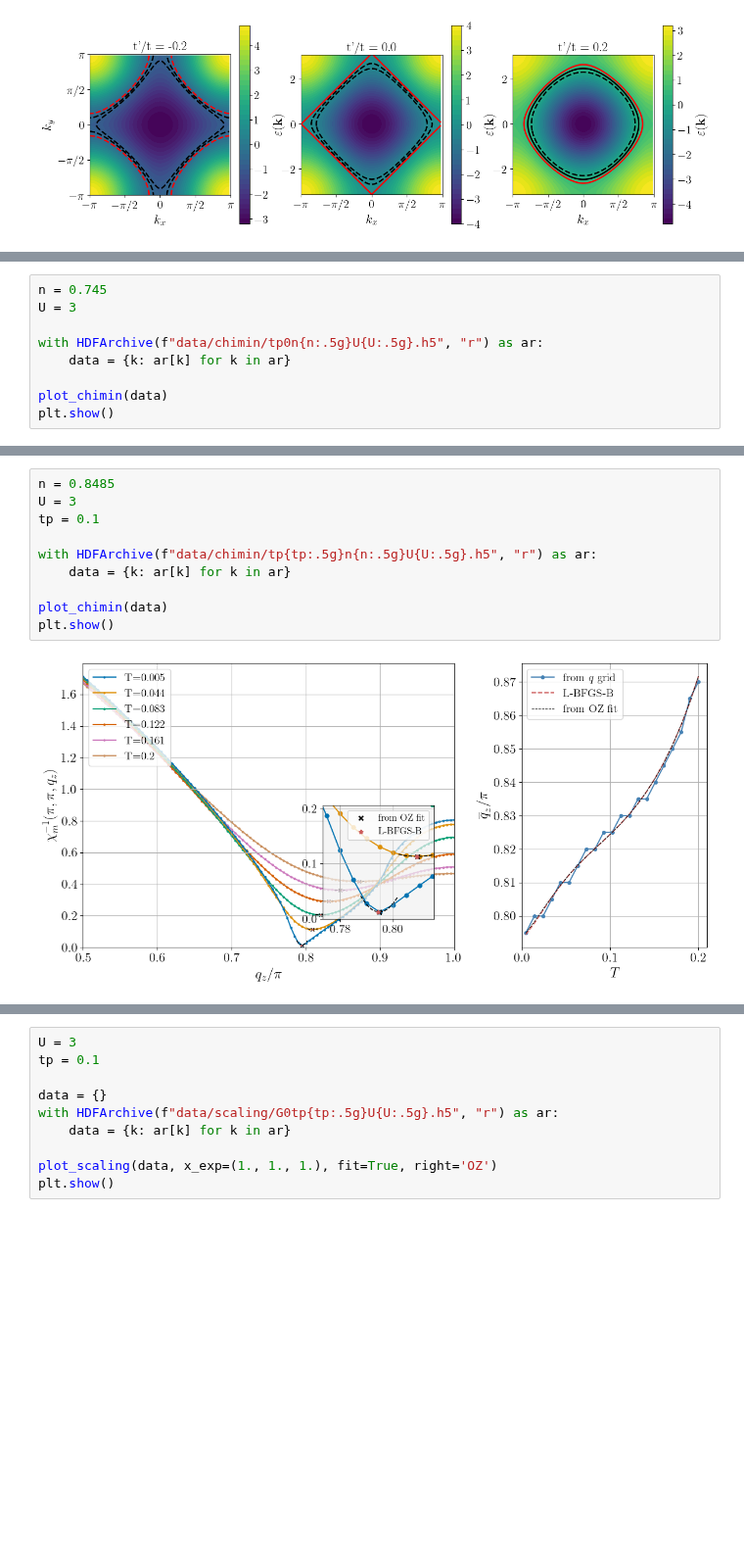
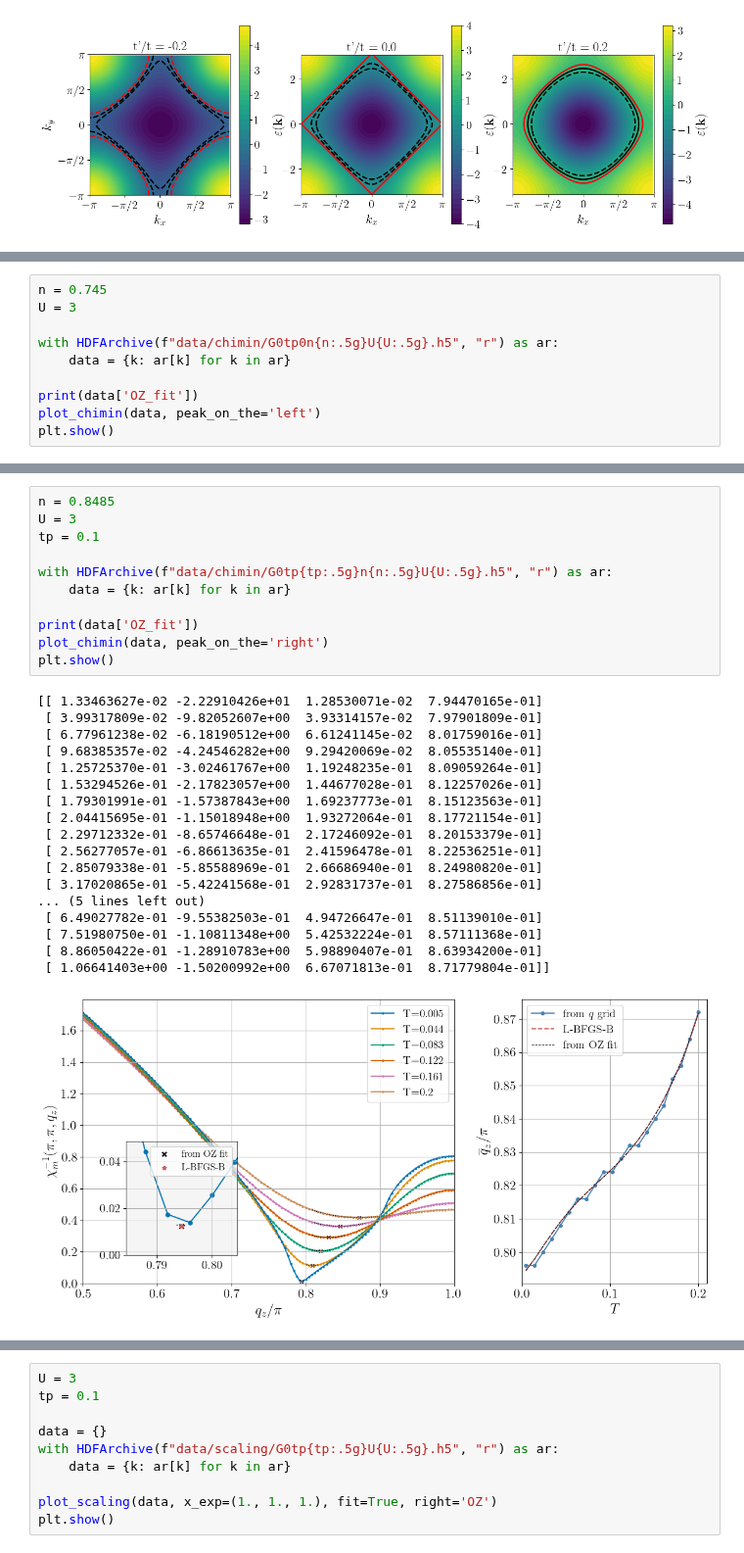
Before and after one commit to cctort/quantum_criticality, a Jupyter notebook: chi_rpa.ipynb, the cells around one changed output, grey strips where cells are left out. Shown at 98% size. Saved outputs shown, nothing was run; the diff lists cells and outputs as text; blank space fills up the shorter version.

```diff
--- a/chi_rpa.ipynb
+++ b/chi_rpa.ipynb
@@ -215,9 +193,10 @@ Difference: [0.00000000e+00 0.00000000e+00 4.10559491e-07]
 n = 0.745
 U = 3
 
-with HDFArchive(f"data/chimin/tp0n{n:.5g}U{U:.5g}.h5", "r") as ar:
+with HDFArchive(f"data/chimin/G0tp0n{n:.5g}U{U:.5g}.h5", "r") as ar:
     data = {k: ar[k] for k in ar}
 
-plot_chimin(data)
+print(data['OZ_fit'])
+plot_chimin(data, peak_on_the='left')
 plt.show()
 # %% [output]
@@ -225,15 +204,33 @@ plt.show()
 # %%
 n = 0.8485
 U = 3
 tp = 0.1
 
-with HDFArchive(f"data/chimin/tp{tp:.5g}n{n:.5g}U{U:.5g}.h5", "r") as ar:
+with HDFArchive(f"data/chimin/G0tp{tp:.5g}n{n:.5g}U{U:.5g}.h5", "r") as ar:
     data = {k: ar[k] for k in ar}
 
-plot_chimin(data)
+print(data['OZ_fit'])
+plot_chimin(data, peak_on_the='right')
 plt.show()
 # %% [output]
+[[ 1.33463627e-02 -2.22910426e+01  1.28530071e-02  7.94470165e-01]
+ [ 3.99317809e-02 -9.82052607e+00  3.93314157e-02  7.97901809e-01]
+ [ 6.77961238e-02 -6.18190512e+00  6.61241145e-02  8.01759016e-01]
+ [ 9.68385357e-02 -4.24546282e+00  9.29420069e-02  8.05535140e-01]
+ [ 1.25725370e-01 -3.02461767e+00  1.19248235e-01  8.09059264e-01]
+ [ 1.53294526e-01 -2.17823057e+00  1.44677028e-01  8.12257026e-01]
+ [ 1.79301991e-01 -1.57387843e+00  1.69237773e-01  8.15123563e-01]
+ [ 2.04415695e-01 -1.15018948e+00  1.93272064e-01  8.17721154e-01]
+ [ 2.29712332e-01 -8.65746648e-01  2.17246092e-01  8.20153379e-01]
+ [ 2.56277057e-01 -6.86613635e-01  2.41596478e-01  8.22536251e-01]
+ [ 2.85079338e-01 -5.85588969e-01  2.66686940e-01  8.24980820e-01]
+ [ 3.17020865e-01 -5.42241568e-01  2.92831737e-01  8.27586856e-01]
+... (5 lines left out)
+ [ 6.49027782e-01 -9.55382503e-01  4.94726647e-01  8.51139010e-01]
+ [ 7.51980750e-01 -1.10811348e+00  5.42532224e-01  8.57111368e-01]
+ [ 8.86050422e-01 -1.28910783e+00  5.98890407e-01  8.63934200e-01]
+ [ 1.06641403e+00 -1.50200992e+00  6.67071813e-01  8.71779804e-01]]
-[figure, old version]
+[figure, new version]
 # %%
 n = 0.88493
 U = 3
```
Also changed, not shown: parts of 7 cells of this notebook, 23 other files.
